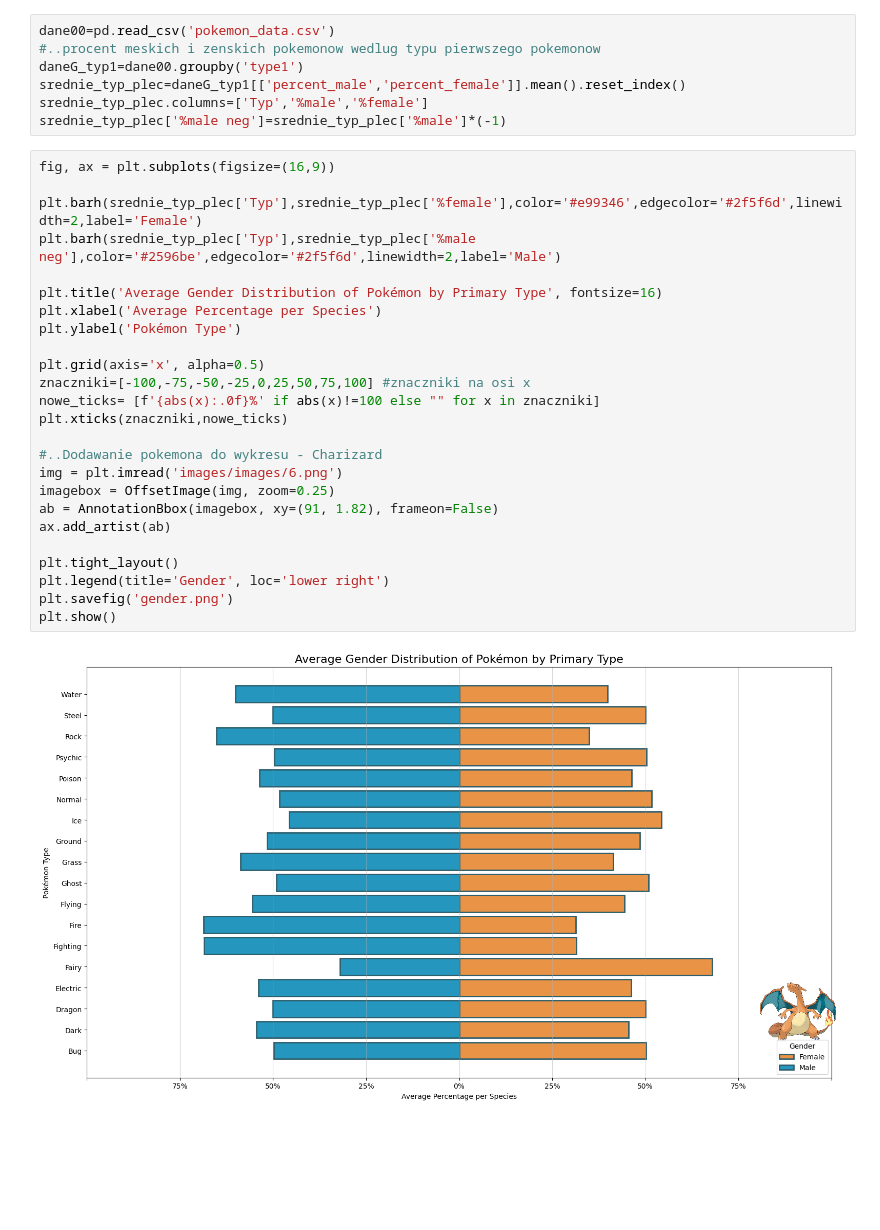
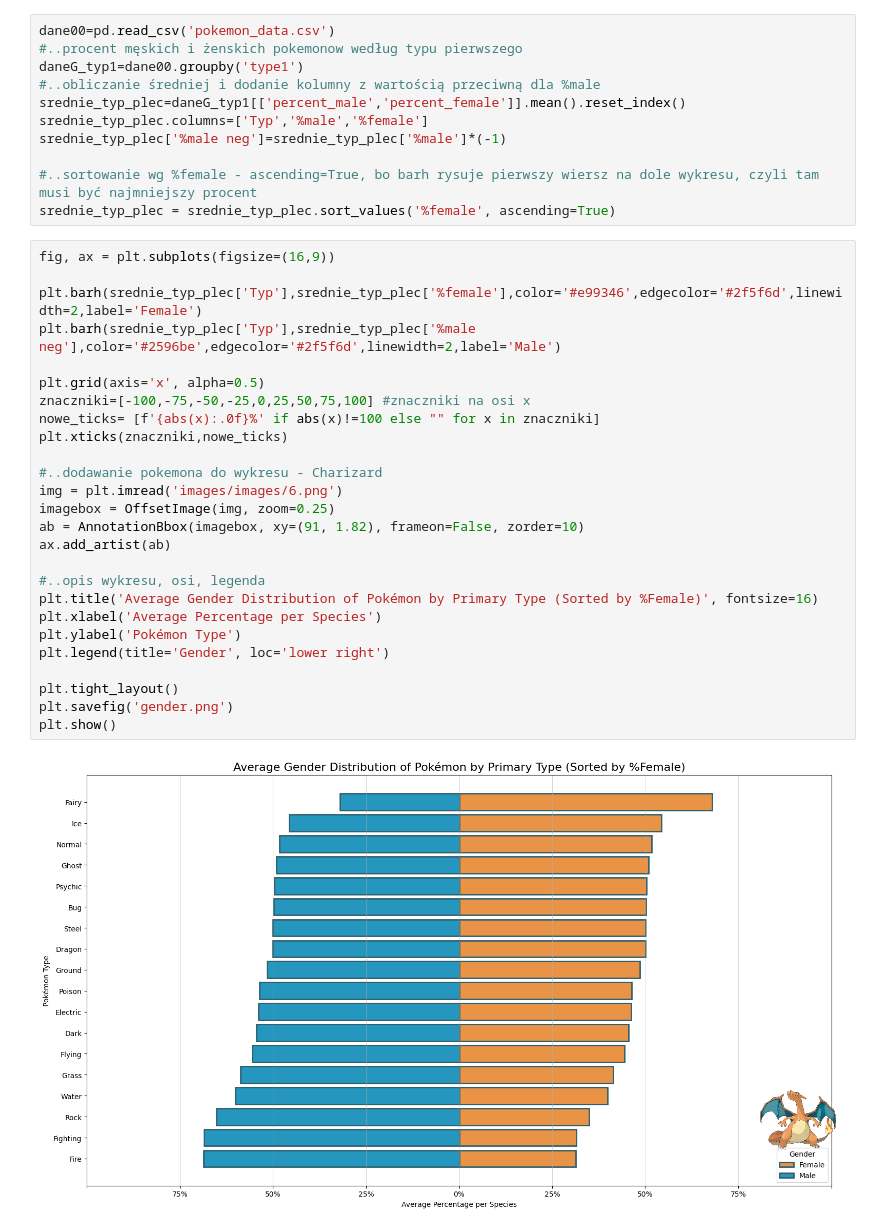
Before and after one commit to HiczHicz/PokemonFullProject, a Jupyter notebook: gender.ipynb, the cells around one changed output. Saved outputs shown, nothing was run; the diff lists cells and outputs as text; blank space fills up the shorter version.

Commit message:
gender sorted

```diff
--- a/gender.ipynb
+++ b/gender.ipynb
@@ -5,35 +4,40 @@ import pandas as pd
 from matplotlib.offsetbox import OffsetImage, AnnotationBbox
 # %%
 dane00=pd.read_csv('pokemon_data.csv')
-#..procent meskich i zenskich pokemonow wedlug typu pierwszego pokemonow
+#..procent męskich i żenskich pokemonow według typu pierwszego
 daneG_typ1=dane00.groupby('type1')
+#..obliczanie średniej i dodanie kolumny z wartością przeciwną dla %male
 srednie_typ_plec=daneG_typ1[['percent_male','percent_female']].mean().reset_index()
 srednie_typ_plec.columns=['Typ','%male','%female']
 srednie_typ_plec['%male neg']=srednie_typ_plec['%male']*(-1)
+
+#..sortowanie wg %female - ascending=True, bo barh rysuje pierwszy wiersz na dole wykresu, czyli tam musi być najmniejszy procent
+srednie_typ_plec = srednie_typ_plec.sort_values('%female', ascending=True)
 # %%
 fig, ax = plt.subplots(figsize=(16,9))
 
 plt.barh(srednie_typ_plec['Typ'],srednie_typ_plec['%female'],color='#e99346',edgecolor='#2f5f6d',linewidth=2,label='Female')
 plt.barh(srednie_typ_plec['Typ'],srednie_typ_plec['%male neg'],color='#2596be',edgecolor='#2f5f6d',linewidth=2,label='Male')
 
-plt.title('Average Gender Distribution of Pokémon by Primary Type', fontsize=16)
-plt.xlabel('Average Percentage per Species')
-plt.ylabel('Pokémon Type')
-
 plt.grid(axis='x', alpha=0.5)
 znaczniki=[-100,-75,-50,-25,0,25,50,75,100] #znaczniki na osi x
 nowe_ticks= [f'{abs(x):.0f}%' if abs(x)!=100 else "" for x in znaczniki]
 plt.xticks(znaczniki,nowe_ticks)
 
-#..Dodawanie pokemona do wykresu - Charizard
+#..dodawanie pokemona do wykresu - Charizard
 img = plt.imread('images/images/6.png')
 imagebox = OffsetImage(img, zoom=0.25)
-ab = AnnotationBbox(imagebox, xy=(91, 1.82), frameon=False)
+ab = AnnotationBbox(imagebox, xy=(91, 1.82), frameon=False, zorder=10)
 ax.add_artist(ab)
 
+#..opis wykresu, osi, legenda
+plt.title('Average Gender Distribution of Pokémon by Primary Type (Sorted by %Female)', fontsize=16)
+plt.xlabel('Average Percentage per Species')
+plt.ylabel('Pokémon Type')
+plt.legend(title='Gender', loc='lower right')
+
 plt.tight_layout()
-plt.legend(title='Gender', loc='lower right')
 plt.savefig('gender.png')
 plt.show()
 # %% [output]
-[figure, old version]
+[figure, new version]
```
Also changed, not shown: parts of 1 cell of this notebook, 1 other file.
